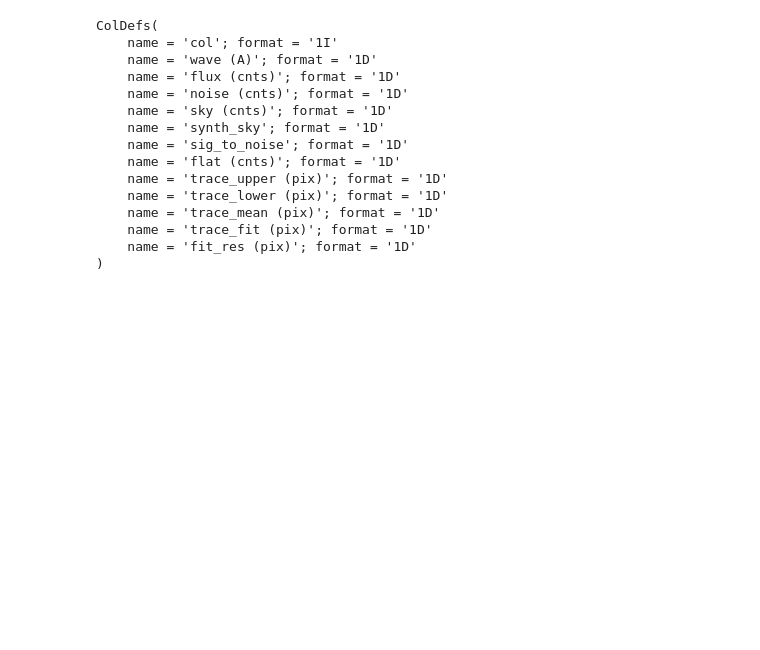
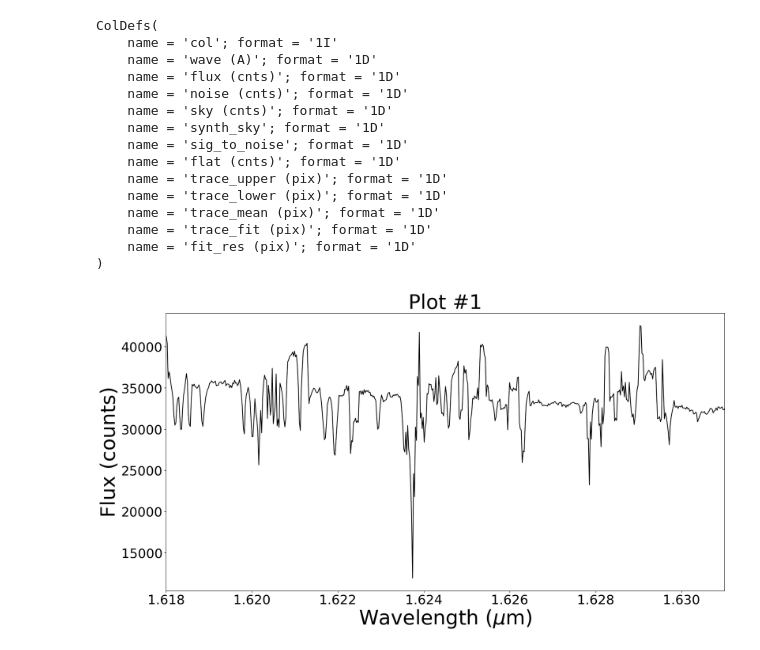
Before and after one commit to NireAstro/KOA_Climate, a Jupyter notebook: plot_fits.ipynb, the cells around one changed output. Drawn from its saved outputs; the diff is of its cells as text; code cells hidden in the pictures; blank space fills up the shorter version.

```diff
--- a/plot_fits.ipynb
+++ b/plot_fits.ipynb
@@ -16,6 +16,6 @@ print(os.getcwd()) # Same thing as above, but less specific
 # %% [output]
 /Users/erin/Documents/Projects/KOA_Climate
 # %%
-fits_file = fits.open('/Users/erin/Documents/Projects/KOA_Climate/data/KOA_462/NIRSPEC/extracted/fitstbl/flux/NS.20000325.45349_44_flux_tbl.fits.gz')
+fits_file = fits.open('/Users/erin/Documents/Projects/KOA_Climate/data/KOA_462/NIRSPEC/extracted/fitstbl/flux/NS.20000325.45349_47_flux_tbl.fits.gz')
 fits_file.info() # Looking at the fits data
 # %% [output]
@@ -43,3 +43,24 @@ ColDefs(
     name = 'trace_fit (pix)'; format = '1D'
     name = 'fit_res (pix)'; format = '1D'
 )
+# %%
+a = data['wave (A)'] # Get the wavelength column
+q = data['flux (cnts)'] # Get the flux column
+a = a / 10000 # Convert the wavelength from Angstroms to microns
+# %%
+fs = 40 # Fontsize
+ts = 26 # Tick size
+plt.figure(figsize = (20,10)) # Figure size
+plt.plot(a, q, color = 'k', label = 'data') # plotting wavelength vs. flux and coloring the data
+
+plt.xlim([1.618, 1.631]) # Limits of the x-axis
+plt.xticks(fontsize = ts) # Tick size on the x-axis
+plt.yticks(fontsize = ts) # Tick size on the y-axis
+
+plt.xlabel('Wavelength ($\mu$m)', fontsize = fs) # Labelling the x-axis and applying fontsize
+plt.ylabel('Flux (counts)', fontsize = fs) # Labelling the y-axis and applying fontsize
+plt.title('Plot #1', fontsize = fs) # Giving the plot a title and applying fontsize
+
+plt.show() # Show the plot
+# %% [output]
+[figure, added]
```
Also changed, not shown: parts of 1 cell of this notebook, 2 other files.
